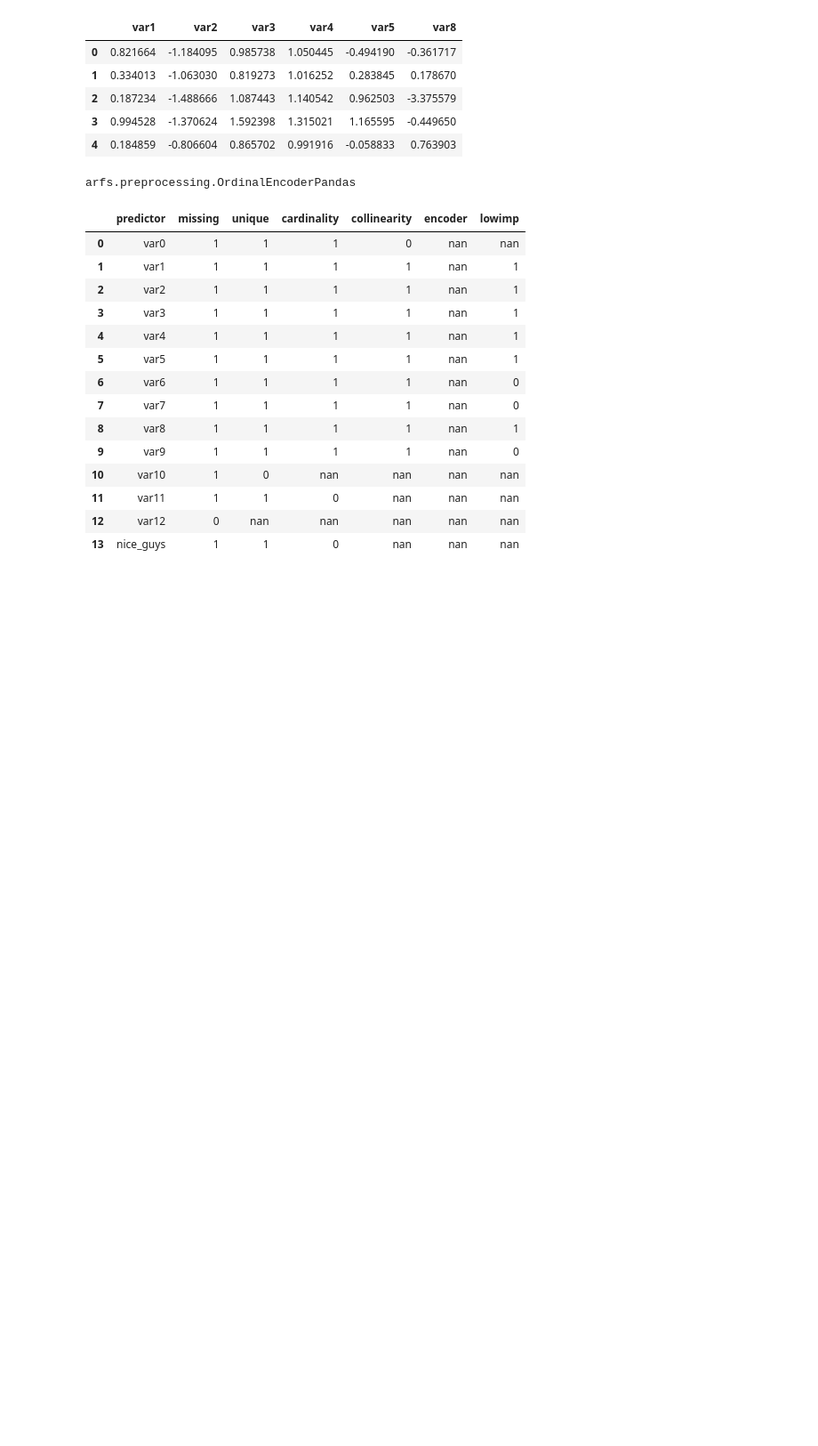
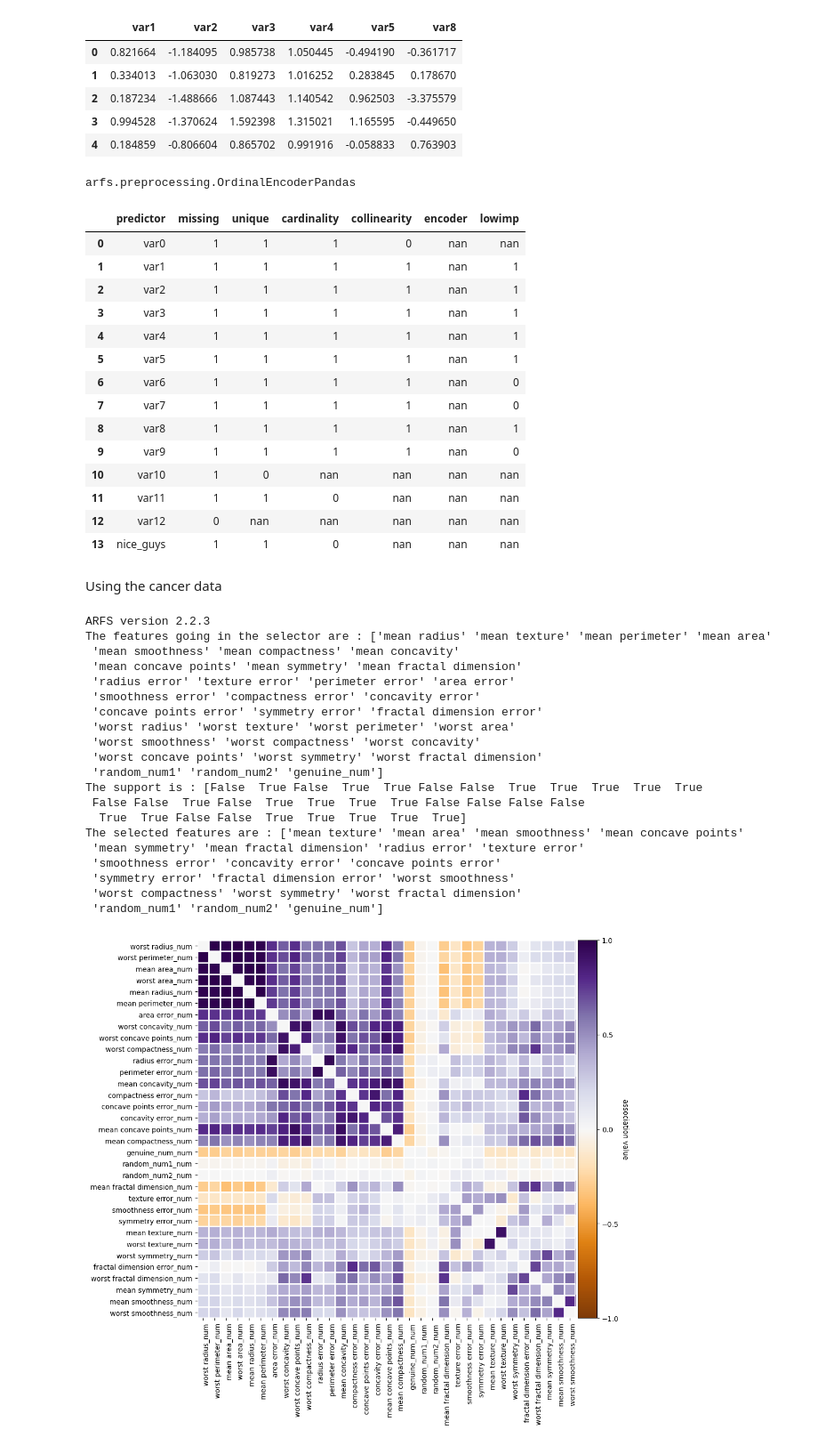
Before and after one commit to ThomasBury/arfs, a Jupyter notebook: docs/notebooks/basic_feature_selection.ipynb, the cells around one changed output. Shown at 89% size. Drawn from its saved outputs; the diff is of its cells as text; code cells hidden in the pictures; blank space fills up the shorter version.

Commit message:
docs: :memo: extend the collinearity examples

```diff
--- a/docs/notebooks/basic_feature_selection.ipynb
+++ b/docs/notebooks/basic_feature_selection.ipynb
@@ -450,3 +470,44 @@ arfsfs.make_fs_summary(basic_fs_pipeline)
 | 11 | var11 | 1 | 1 | 0 | nan | nan | nan |
 | 12 | var12 | 0 | nan | nan | nan | nan | nan |
 | 13 | nice_guys | 1 | 1 | 0 | nan | nan | nan |
+# %% [markdown]
+Using the cancer data
+# %%
+import arfs
+print(f"ARFS version {arfs.__version__}")
+
+from arfs.utils import load_data
+
+cancer = load_data(name="cancer")
+X, y = cancer.data, cancer.target
+y = y.astype(int)
+
+selector = arfsfs.CollinearityThreshold(threshold=0.85, n_jobs=1)
+X_trans = selector.fit_transform(X)
+print(f"The features going in the selector are : {selector.feature_names_in_}")
+print(f"The support is : {selector.support_}")
+print(f"The selected features are : {selector.get_feature_names_out()}")
+
+f = selector.plot_association()
+# %% [output]
+ARFS version 2.2.3
+The features going in the selector are : ['mean radius' 'mean texture' 'mean perimeter' 'mean area'
+ 'mean smoothness' 'mean compactness' 'mean concavity'
+ 'mean concave points' 'mean symmetry' 'mean fractal dimension'
+ 'radius error' 'texture error' 'perimeter error' 'area error'
+ 'smoothness error' 'compactness error' 'concavity error'
+ 'concave points error' 'symmetry error' 'fractal dimension error'
+ 'worst radius' 'worst texture' 'worst perimeter' 'worst area'
+ 'worst smoothness' 'worst compactness' 'worst concavity'
+ 'worst concave points' 'worst symmetry' 'worst fractal dimension'
+ 'random_num1' 'random_num2' 'genuine_num']
+The support is : [False  True False  True  True False False  True  True  True  True  True
+ False False  True False  True  True  True  True False False False False
+  True  True False False  True  True  True  True  True]
+The selected features are : ['mean texture' 'mean area' 'mean smoothness' 'mean concave points'
+ 'mean symmetry' 'mean fractal dimension' 'radius error' 'texture error'
+ 'smoothness error' 'concavity error' 'concave points error'
+ 'symmetry error' 'fractal dimension error' 'worst smoothness'
+ 'worst compactness' 'worst symmetry' 'worst fractal dimension'
+ 'random_num1' 'random_num2' 'genuine_num']
+[figure, added]
```
Also changed, not shown: parts of 11 cells of this notebook.
